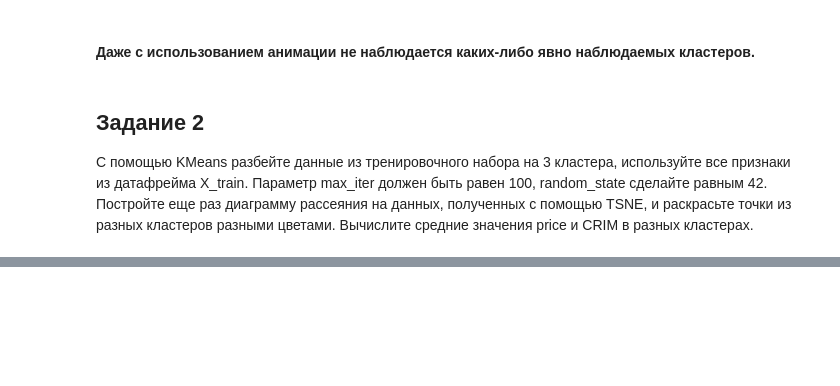
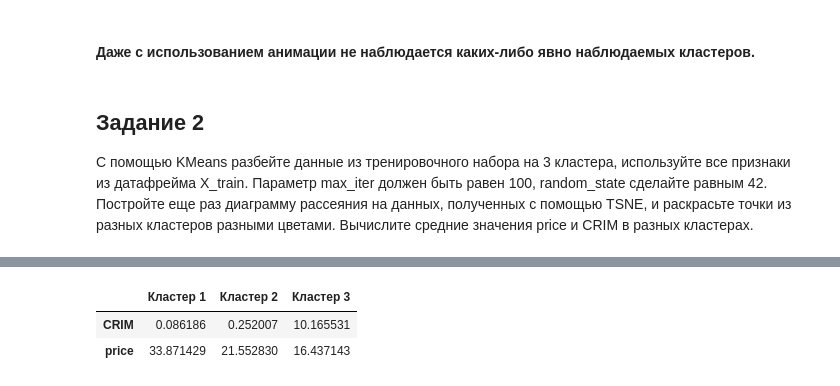
Before and after one commit to Serebryanskiy/studies, a Jupyter notebook: Урок 8.ipynb, the cells around one changed output, grey strips where cells are left out. Saved outputs shown, nothing was run; the diff lists cells and outputs as text; code cells hidden in the pictures; blank space fills up the shorter version.

```diff
--- a/Урок 8.ipynb
+++ b/Урок 8.ipynb
@@ -119,0 +136,10 @@ HTML(anim.to_html5_video())
+# %%
+labels_test = kmeans.fit_predict(X_test_scaled)
+
+CRIM = [X_test['CRIM'][labels_test == i].mean() for i in range(0,3) ]
+price = [float(y_test[labels_test == i].mean()) for i in range(0,3) ]
+pd.DataFrame(data=[CRIM,price],columns=['Кластер 1','Кластер 2','Кластер 3'], index=['CRIM','price'])
+# %% [output]
+|  | Кластер 1 | Кластер 2 | Кластер 3 |
+| CRIM | 0.086186 | 0.252007 | 10.165531 |
+| price | 33.871429 | 21.552830 | 16.437143 |
```
Also changed, not shown: parts of 2 cells of this notebook.
